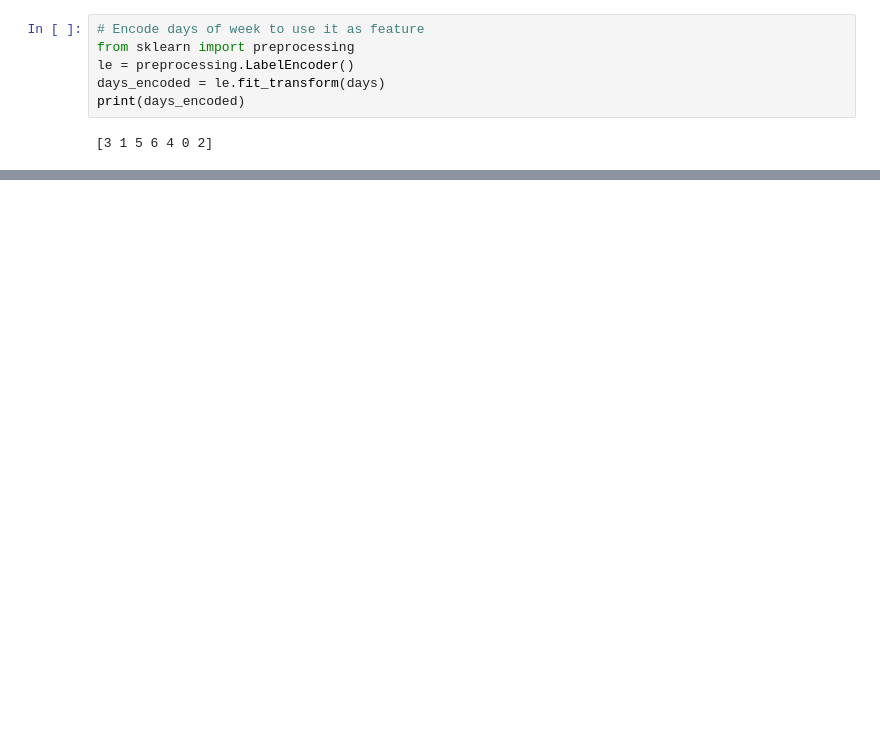
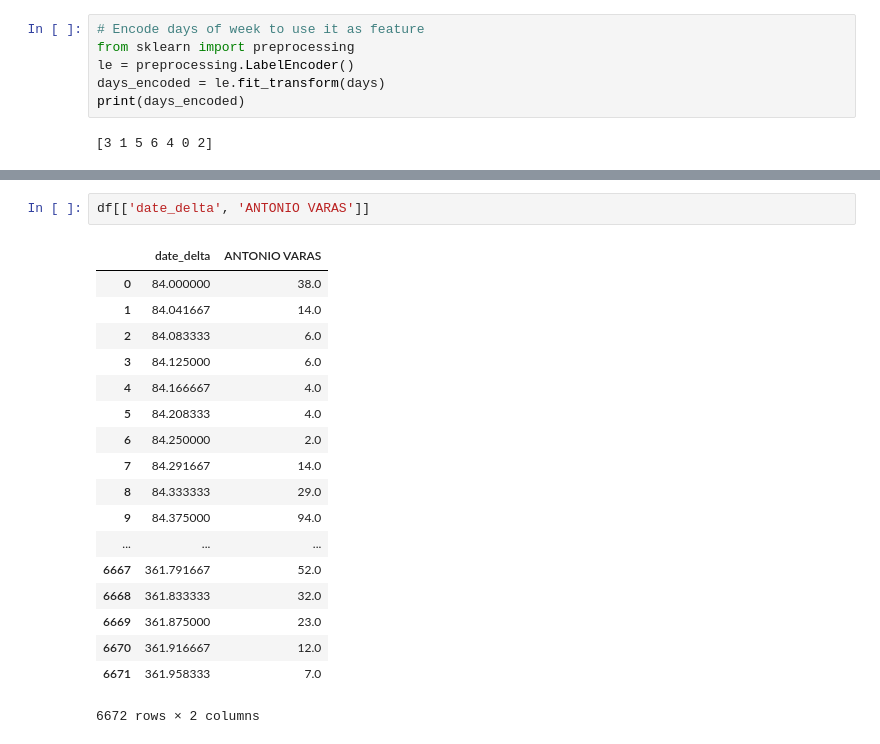
Before and after one commit to JotaSe/Bikeways-ML, a Jupyter notebook: providencia_bikeways.ipynb, the cells around one changed output, grey strips where cells are left out. Saved outputs shown, nothing was run; the diff lists cells and outputs as text; blank space fills up the shorter version.

```diff
--- a/providencia_bikeways.ipynb
+++ b/providencia_bikeways.ipynb
@@ -367,0 +360,21 @@ accuracy:  -5.56054914115e+19
+# %%
+df[['date_delta', 'ANTONIO VARAS']]
+# %% [output]
+|  | date_delta | ANTONIO VARAS |
+| 0 | 84.000000 | 38.0 |
+| 1 | 84.041667 | 14.0 |
+| 2 | 84.083333 | 6.0 |
+| 3 | 84.125000 | 6.0 |
+| 4 | 84.166667 | 4.0 |
+| 5 | 84.208333 | 4.0 |
+| 6 | 84.250000 | 2.0 |
+| 7 | 84.291667 | 14.0 |
+| 8 | 84.333333 | 29.0 |
+| 9 | 84.375000 | 94.0 |
+| ... | ... | ... |
+| 6667 | 361.791667 | 52.0 |
+| 6668 | 361.833333 | 32.0 |
+| 6669 | 361.875000 | 23.0 |
+| 6670 | 361.916667 | 12.0 |
+| 6671 | 361.958333 | 7.0 |
+6672 rows × 2 columns
```
Also changed, not shown: parts of 14 cells of this notebook.
